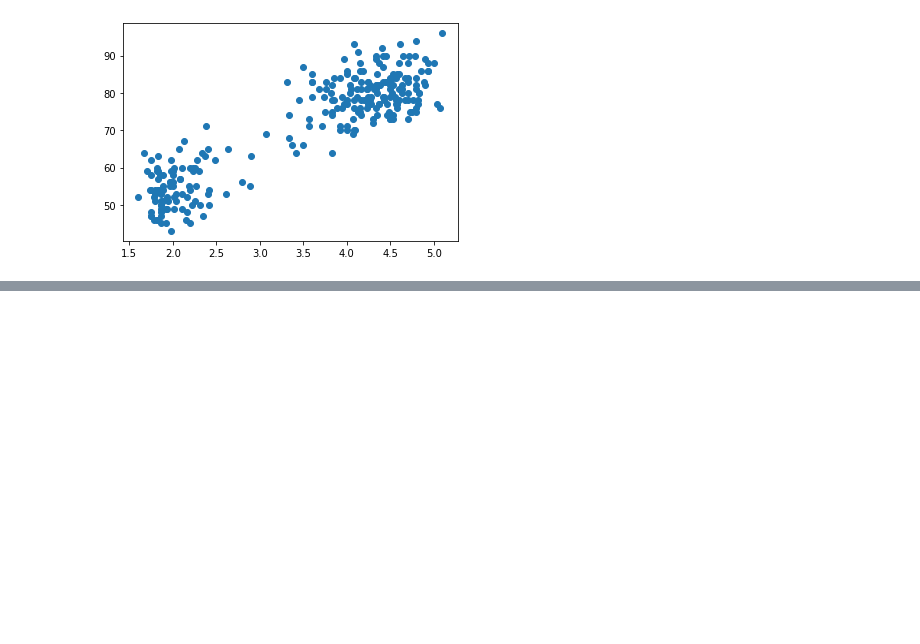
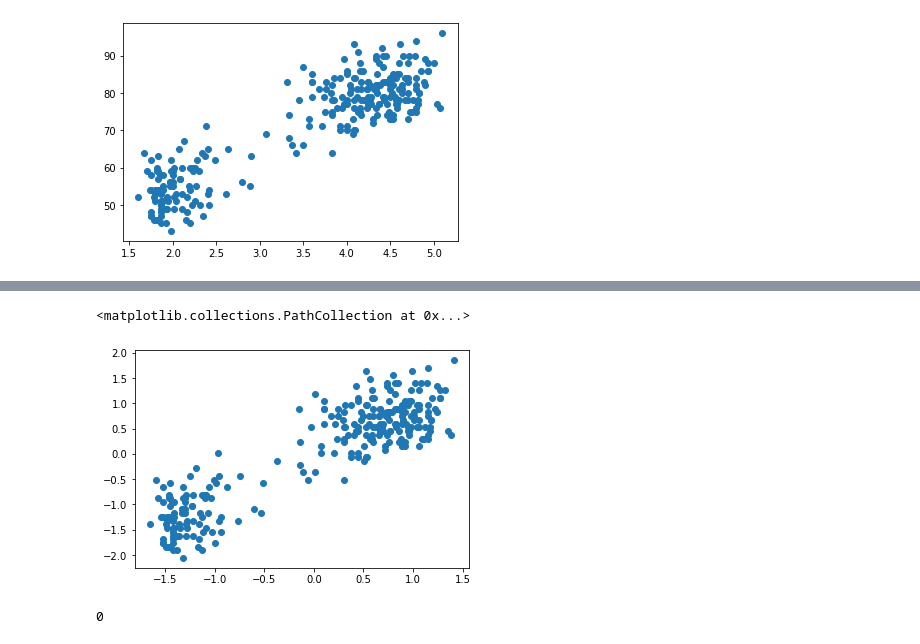
Before and after one commit to AnkitDimri/Machine-Learning, a Jupyter notebook: k-means clustering.ipynb, the cells around one changed output, grey strips where cells are left out. Saved outputs shown, nothing was run; the diff lists cells and outputs as text; code cells hidden in the pictures; blank space fills up the shorter version.

```diff
--- a/k-means clustering.ipynb
+++ b/k-means clustering.ipynb
@@ -25,0 +36,12 @@ plt.scatter (df ["eruptions"], df ["waiting"])
+# %%
+df_norm = (df - np.mean (df))
+df_norm ["eruptions"] = df_norm ["eruptions"] / np.std (df_norm ["eruptions"])
+df_norm ["waiting"] = df_norm ["waiting"] / np.std (df_norm ["waiting"])
+plt.scatter (df_norm ["eruptions"], df_norm ["waiting"])
+# %% [output]
+<matplotlib.collections.PathCollection at 0x...>
+[figure, added]
+# %%
+random.randrange (-2, 2)
+# %% [output]
+0
```
Also changed, not shown: parts of 5 cells of this notebook.
